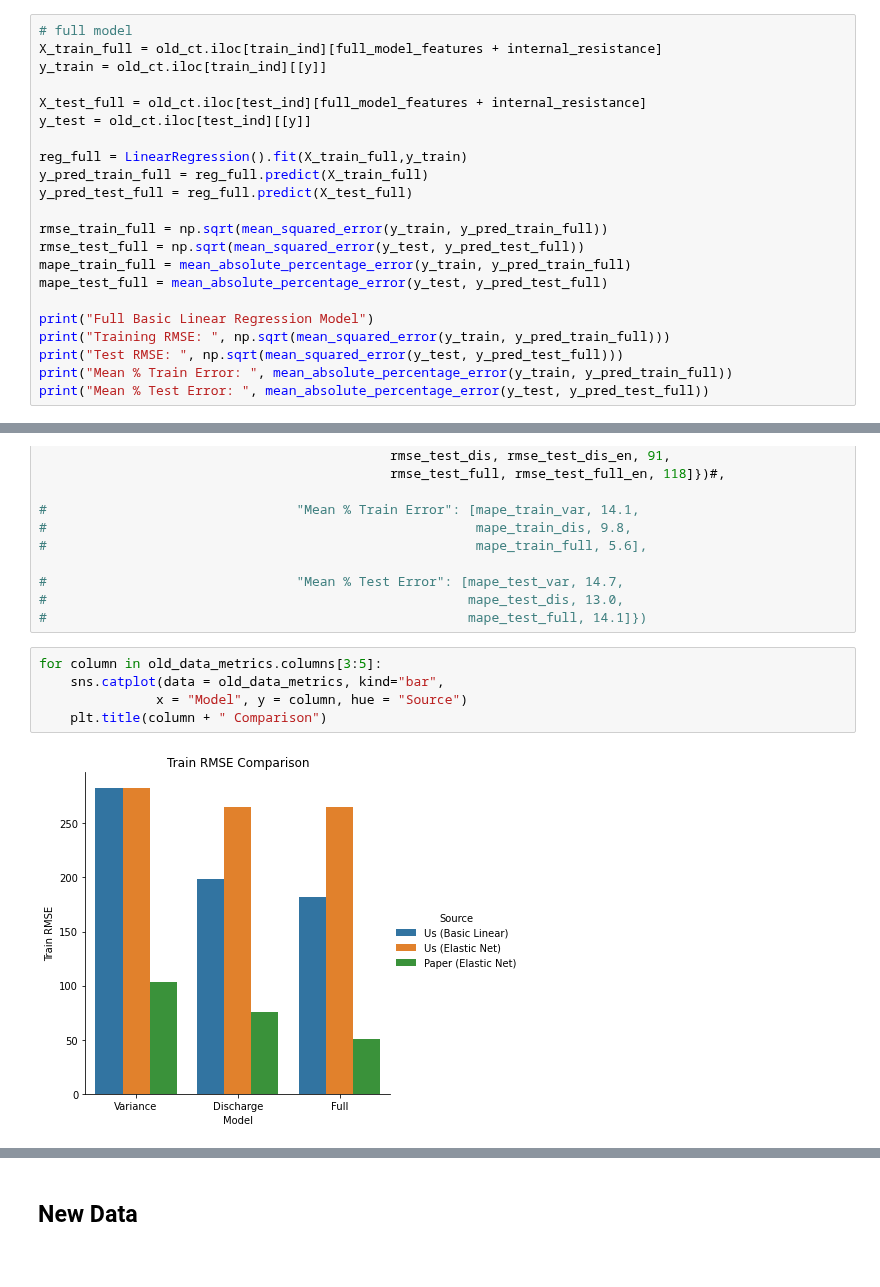
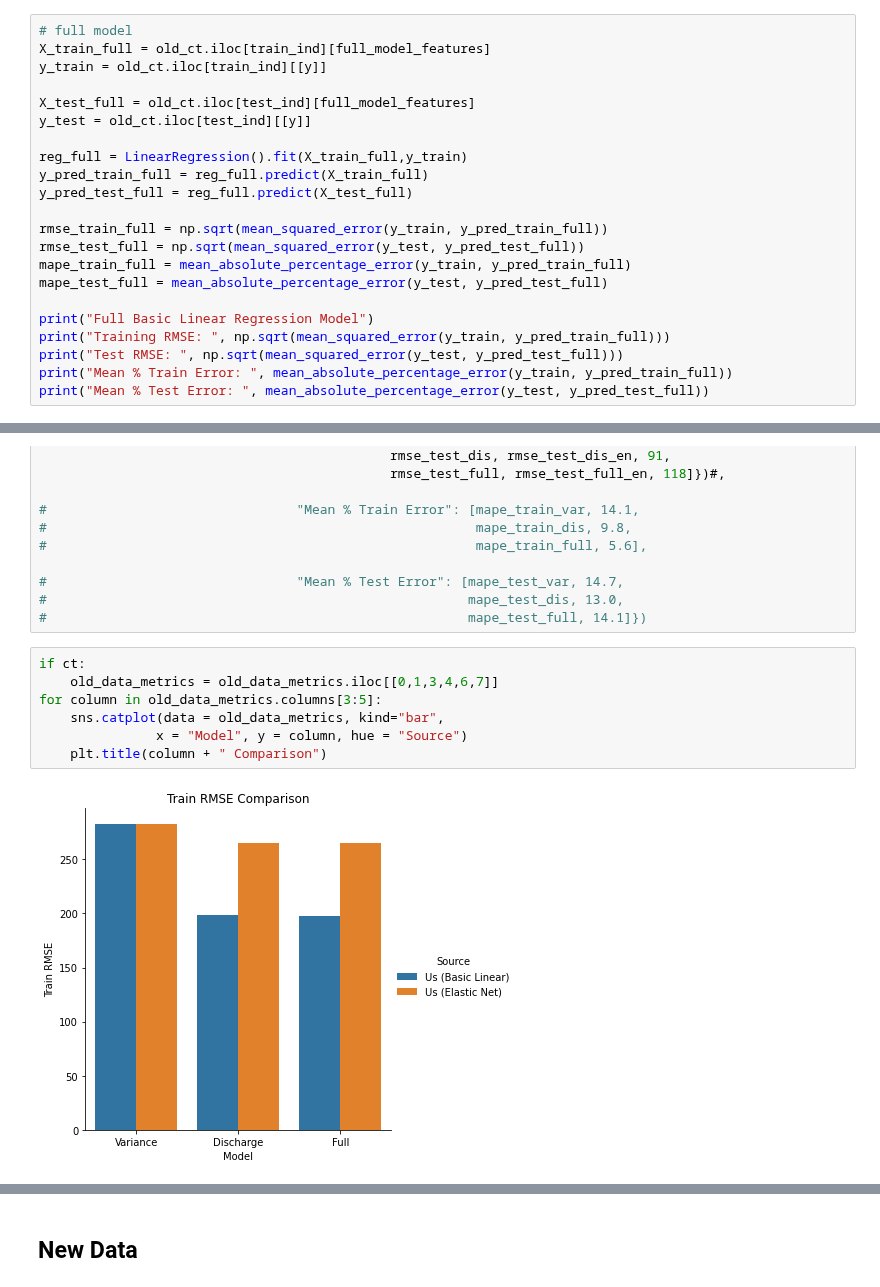
Before and after one commit to ayakkala1/TRI-Capstone, a Jupyter notebook: Old + New Model Analysis.ipynb, the cells around one changed output, grey strips where cells are left out. Drawn from its saved outputs; the diff is of its cells as text.

```diff
--- a/Old + New Model Analysis.ipynb
+++ b/Old + New Model Analysis.ipynb
@@ -342,10 +345,10 @@ Text(0.5, 1.0, 'Discharge Model Predicted vs. True Values (EN)')
 ### Full Model
 # %%
 # full model
-X_train_full = old_ct.iloc[train_ind][full_model_features + internal_resistance]
+X_train_full = old_ct.iloc[train_ind][full_model_features]
 y_train = old_ct.iloc[train_ind][[y]]
 
-X_test_full = old_ct.iloc[test_ind][full_model_features + internal_resistance]
+X_test_full = old_ct.iloc[test_ind][full_model_features]
 y_test = old_ct.iloc[test_ind][[y]]
 
 reg_full = LinearRegression().fit(X_train_full,y_train)
@@ -513,9 +516,11 @@ old_data_metrics = pd.DataFrame(data = {"Model & Source": ["Var (Linear)", "Var
 #                                                      mape_test_dis, 13.0,
 #                                                      mape_test_full, 14.1]})
 # %%
+if ct:
+    old_data_metrics = old_data_metrics.iloc[[0,1,3,4,6,7]]
 for column in old_data_metrics.columns[3:5]:
     sns.catplot(data = old_data_metrics, kind="bar",
                x = "Model", y = column, hue = "Source")
     plt.title(column + " Comparison")
 # %% [output]
-[figure, old version]
+[figure, new version]
```
Also changed, not shown: parts of 22 cells of this notebook.
